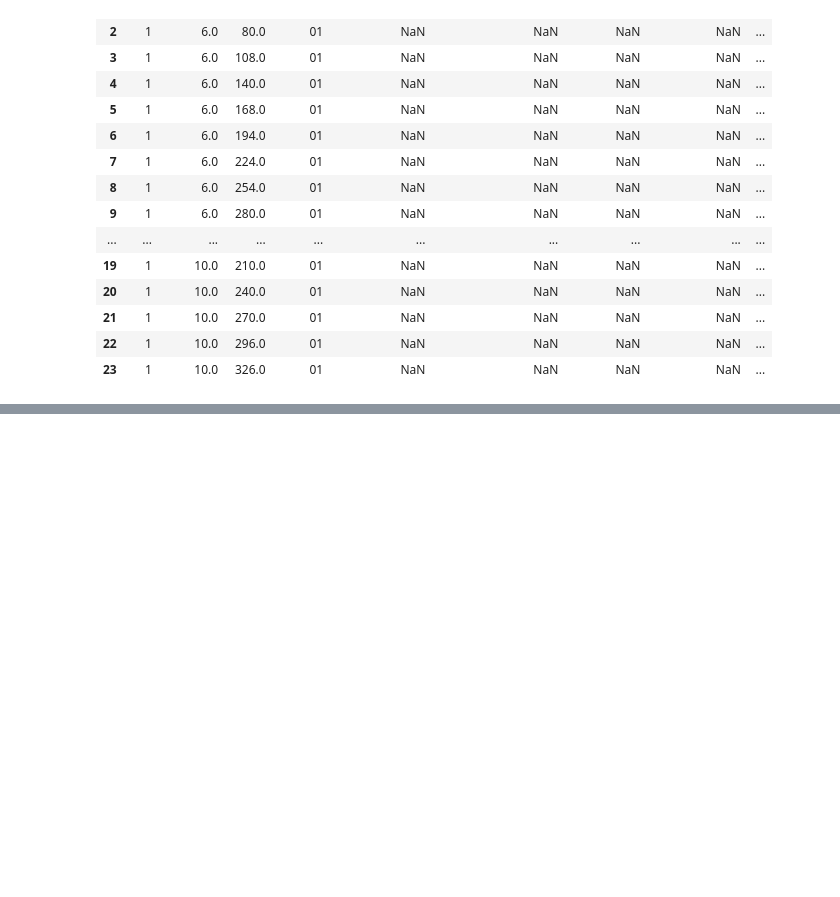
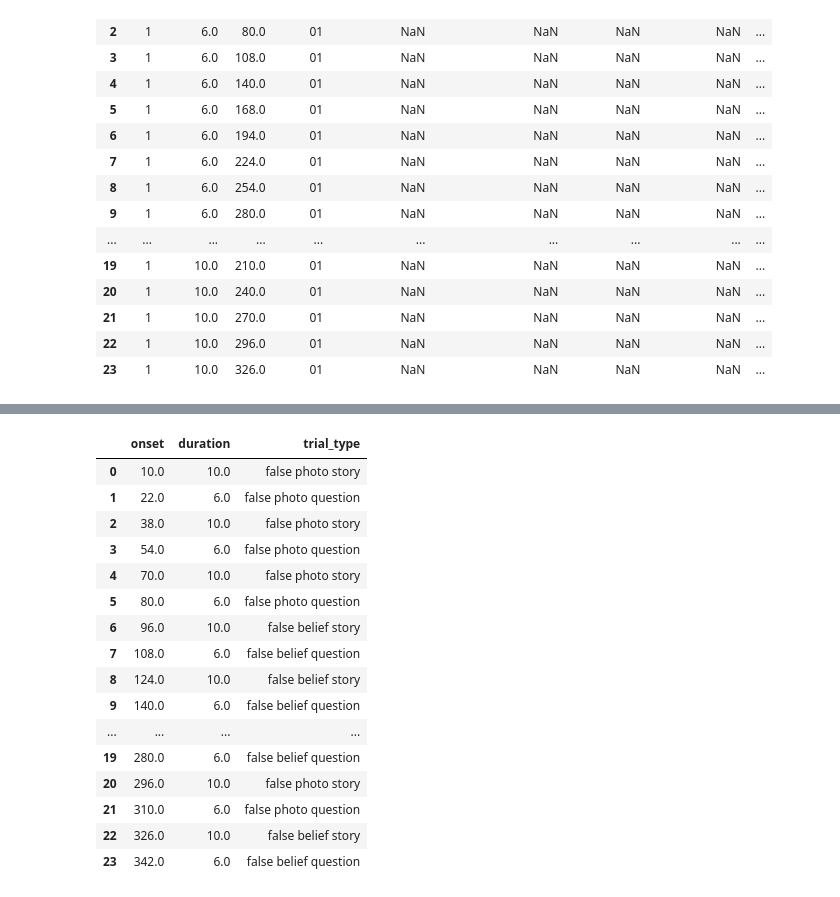
Before and after one commit to lobennett/openneuro_glmfitlins, a Jupyter notebook: scripts/jupyter_notebooks/transformations.ipynb, the cells around one changed output, grey strips where cells are left out. Cells and saved outputs as stored; diff of their text form; code cells hidden in the pictures; blank space fills up the shorter version.

```diff
--- a/scripts/jupyter_notebooks/transformations.ipynb
+++ b/scripts/jupyter_notebooks/transformations.ipynb
@@ -1067,0 +1086,20 @@ outputs
+# %%
+pd.read_csv('/oak/stanford/groups/russpold/data/openneuro_fitlins/input/ds000109/sub-43/func/sub-43_task-theoryofmindwithmanualresponse_run-01_events.tsv',sep='\t')
+# %% [output]
+|  | onset | duration | trial_type |
+| 0 | 10.0 | 10.0 | false photo story |
+| 1 | 22.0 | 6.0 | false photo question |
+| 2 | 38.0 | 10.0 | false photo story |
+| 3 | 54.0 | 6.0 | false photo question |
+| 4 | 70.0 | 10.0 | false photo story |
+| 5 | 80.0 | 6.0 | false photo question |
+| 6 | 96.0 | 10.0 | false belief story |
+| 7 | 108.0 | 6.0 | false belief question |
+| 8 | 124.0 | 10.0 | false belief story |
+| 9 | 140.0 | 6.0 | false belief question |
+| ... | ... | ... | ... |
+| 19 | 280.0 | 6.0 | false belief question |
+| 20 | 296.0 | 10.0 | false photo story |
+| 21 | 310.0 | 6.0 | false photo question |
+| 22 | 326.0 | 10.0 | false belief story |
+| 23 | 342.0 | 6.0 | false belief question |
```
Also changed, not shown: parts of 9 cells of this notebook, 17 other files.
